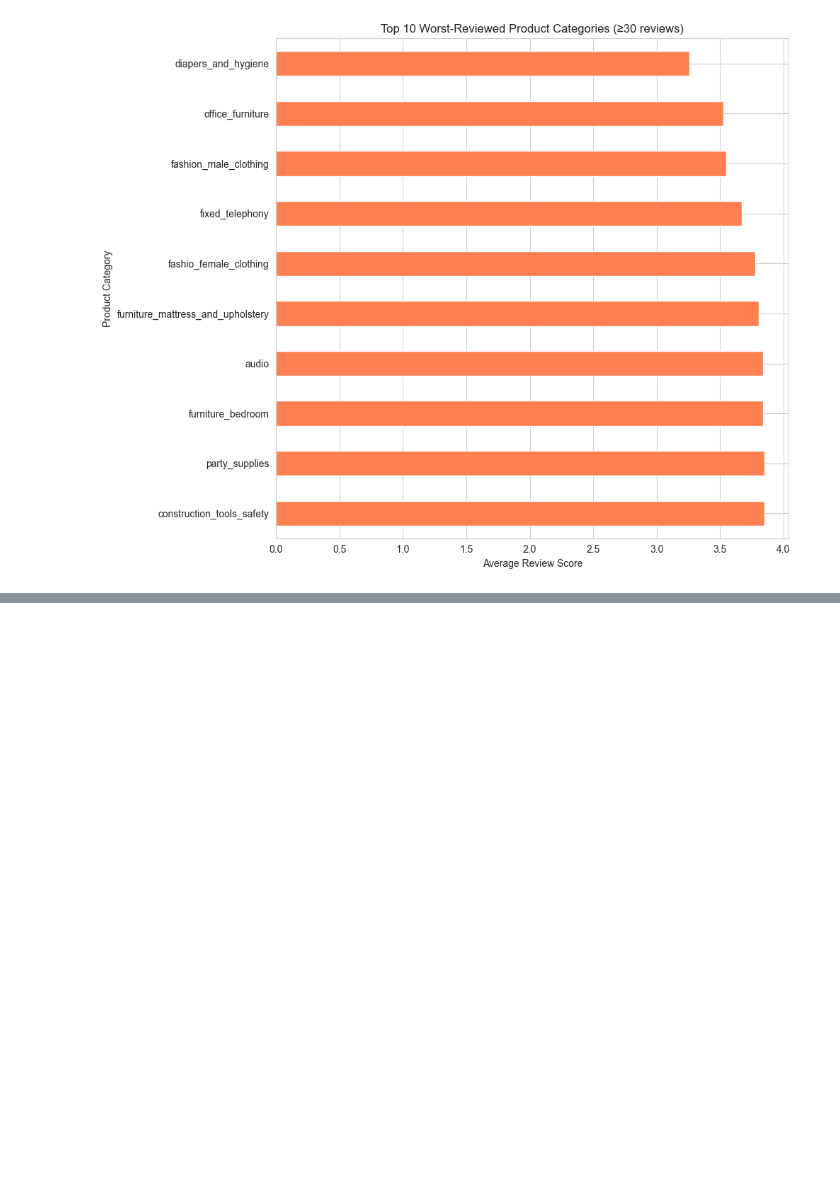
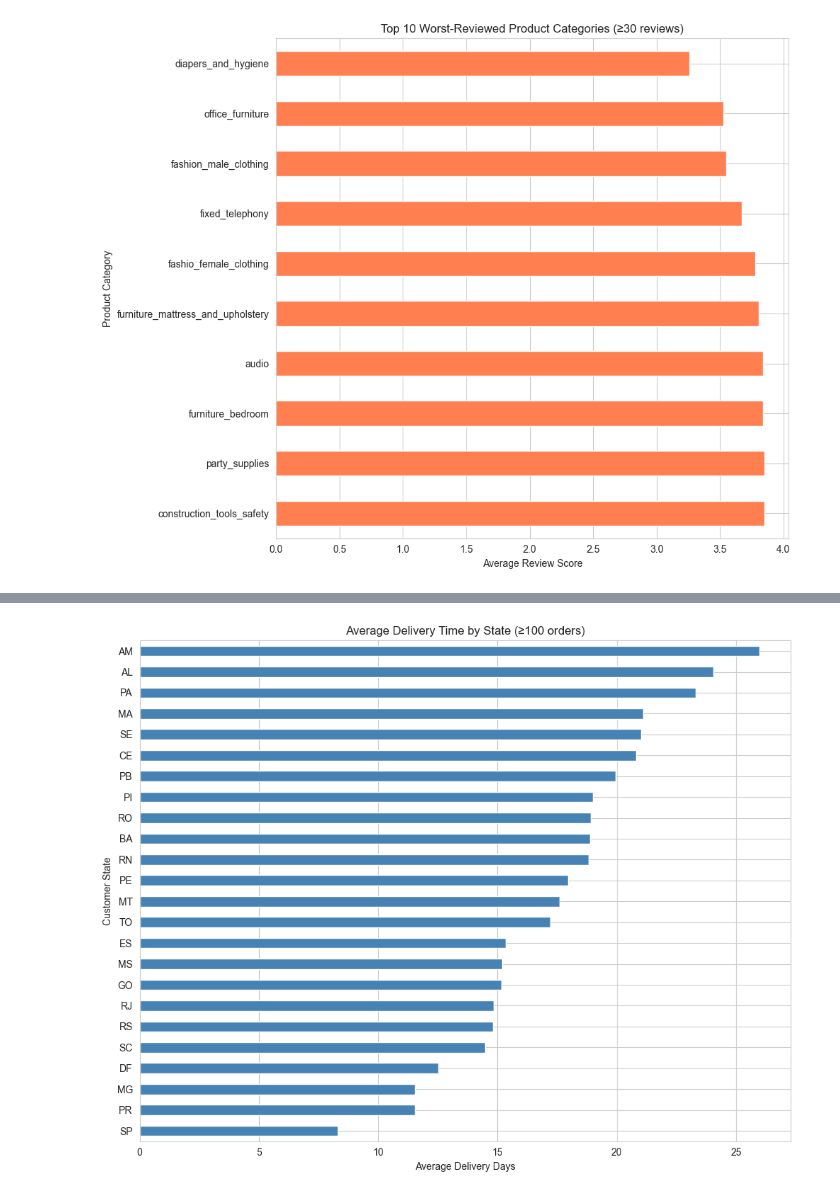
Before and after one commit to ZakkiShah5/olist-ecommerce-eda, a Jupyter notebook: notebooks/olist_eda.ipynb, the cells around one changed output, grey strips where cells are left out. Drawn from its saved outputs; the diff is of its cells as text; code cells hidden in the pictures; blank space fills up the shorter version.

Commit message:
feat: questions 3 and 4 - regional differences and cancellations

```diff
--- a/notebooks/olist_eda.ipynb
+++ b/notebooks/olist_eda.ipynb
@@ -397,0 +439,20 @@ plt.show()
+# %%
+regional_diff = orders_clean.groupby('customer_state').agg(
+    n_orders=('order_id', 'nunique'),
+    avg_order_value=('price', 'mean'),
+    avg_delivery_days=('delivery_days', 'mean'),
+    late_delivery_rate=('was_late', 'mean')
+)
+
+# Convert late rate to percentage
+regional_diff['late_delivery_rate'] = regional_diff['late_delivery_rate'] * 100
+
+# Filter to states with enough orders to be statistically reliable
+regional_diff = regional_diff[regional_diff['n_orders'] >= 100]
+
+# Sort by slowest delivery first
+regional_diff = regional_diff.sort_values('avg_delivery_days', ascending=False)
+
+# Inspect both ends
+print("Slowest 15 states:")
+print(regional_diff.head(15).round(2))
@@ -397,0 +497,12 @@ plt.show()
+# %%
+plt.figure(figsize=(10, 8))
+regional_diff['avg_delivery_days'].plot(kind='barh', color='steelblue')
+plt.xlabel('Average Delivery Days')
+plt.ylabel('Customer State')
+plt.title('Average Delivery Time by State (≥100 orders)')
+plt.gca().invert_yaxis()
+plt.tight_layout()
+plt.savefig('../avg_delivery_days_by_state.png', dpi=100, bbox_inches='tight')
+plt.show()
+# %% [output]
+[figure, added]
```
Also changed, not shown: parts of 17 cells of this notebook, 4 other files.
